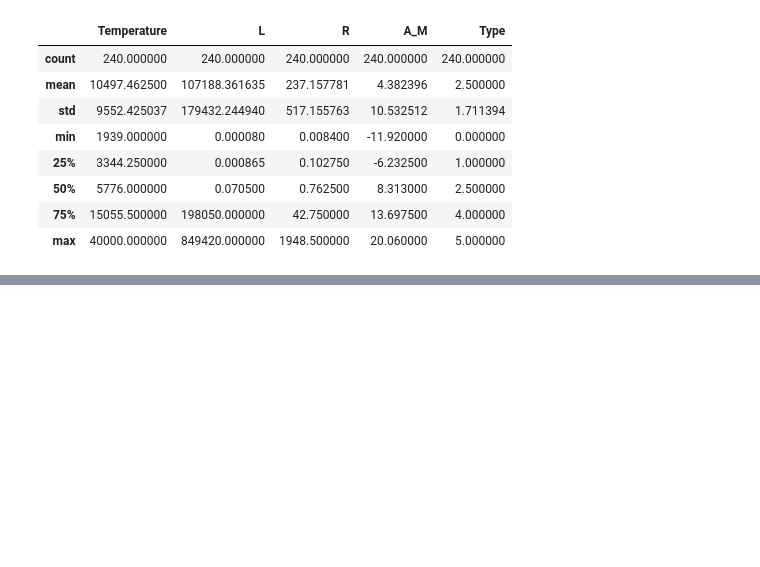
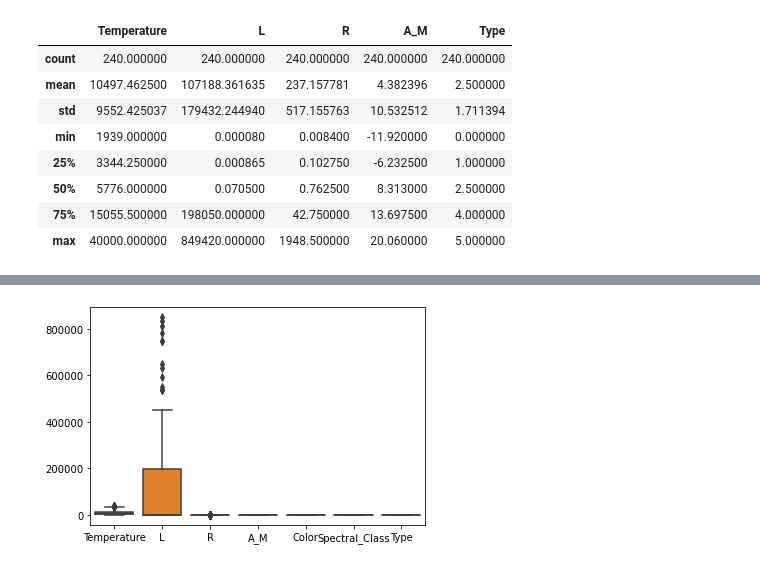
Before and after one commit to adamzv/Zverka_NS2021, a Jupyter notebook: zverka_stars_classification.ipynb, the cells around one changed output, grey strips where cells are left out. Saved outputs shown, nothing was run; the diff lists cells and outputs as text; code cells hidden in the pictures; blank space fills up the shorter version.

```diff
--- a/zverka_stars_classification.ipynb
+++ b/zverka_stars_classification.ipynb
@@ -43,0 +163,5 @@ dataset.describe()
+# %%
+sns.boxplot(data=dataset)
+plt.show()
+# %% [output]
+[figure, added]
```
Also changed, not shown: parts of 19 cells of this notebook.
